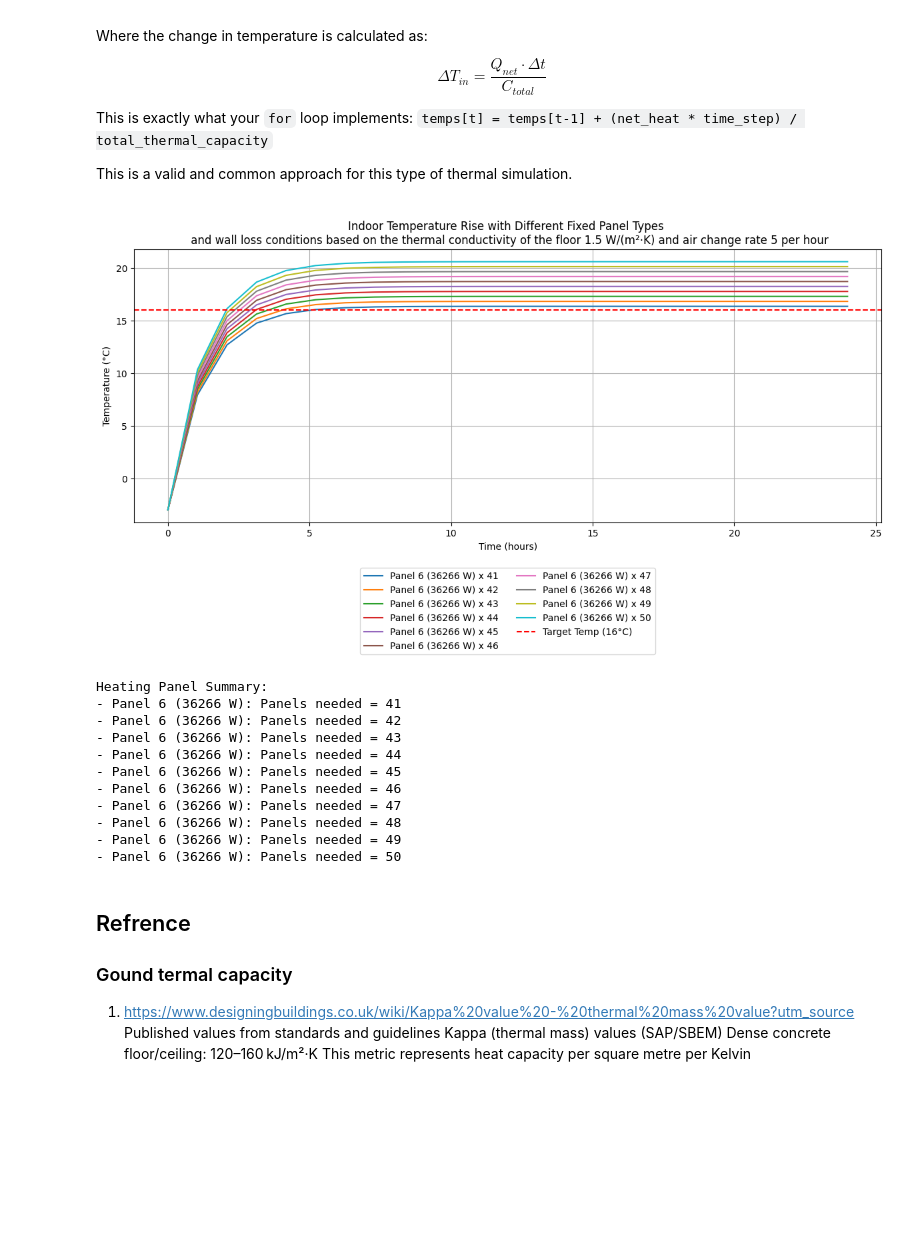
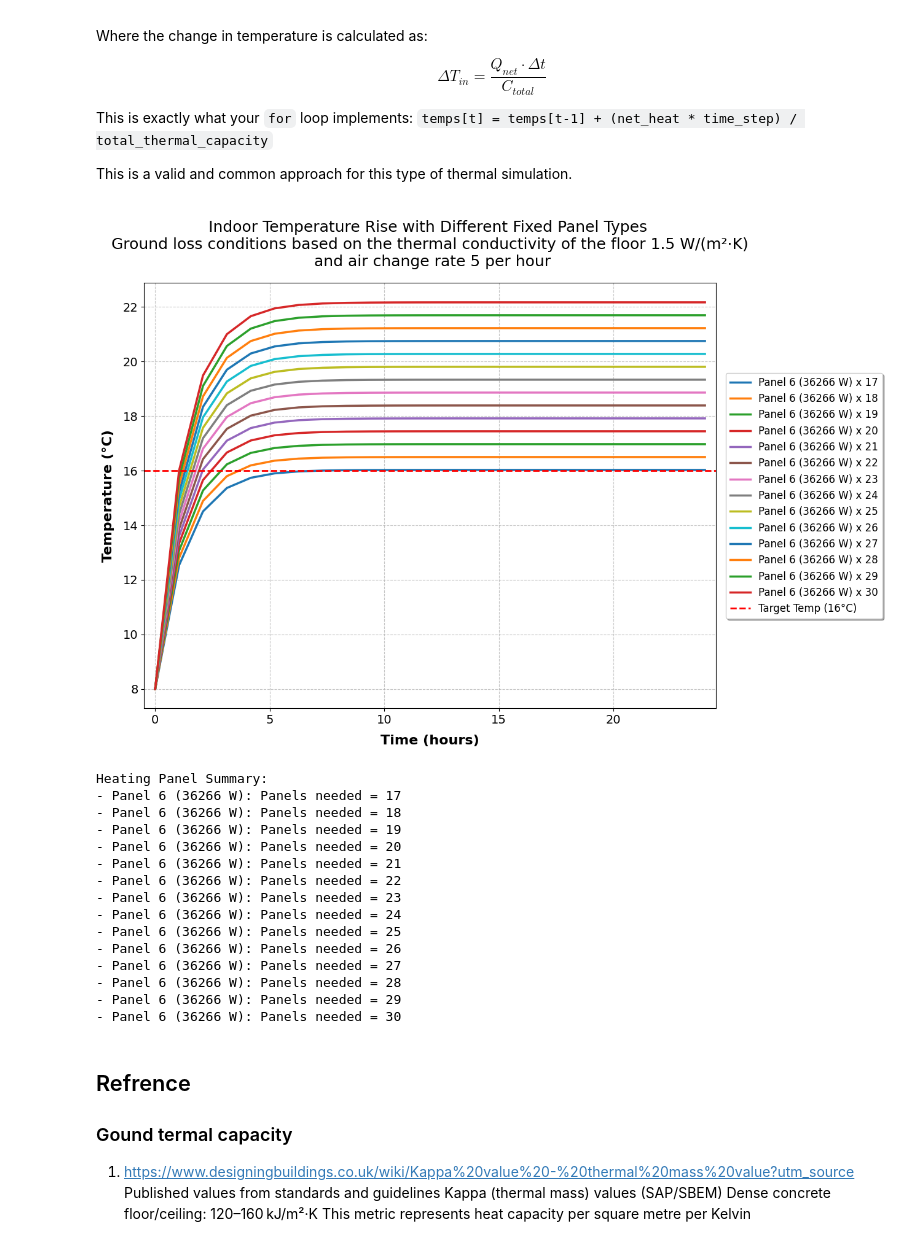
Before and after one commit to JieWangnk/Qsustain, a Jupyter notebook: thermalBalance.ipynb, the cells around one changed output. Saved outputs shown, nothing was run; the diff lists cells and outputs as text; code cells hidden in the pictures; blank space fills up the shorter version.

```diff
--- a/thermalBalance.ipynb
+++ b/thermalBalance.ipynb
@@ -168,8 +185,8 @@ floor_area = roof_area                     # m²
 
 # Temperature setup
 inside_temp_target = 16.0    # °C
-initial_inside_temp = -3.0   # °C
-outside_temp = -3.0          # °C
+initial_inside_temp = 8.0   # °C
+outside_temp = 8.0          # °C
 
 panel_single_energy = [36266]  # W
 # panel references: 1,2,3,4,5,6,7,8
@@ -236,8 +253,8 @@ def simulate_heating(panel_power):
 # MAIN CALCULATION LOOP
 panel_results = []
 for panel_idx, panel_power in enumerate(panel_single_energy):
-    min_panels = 20
-    max_panels = 50
+    min_panels = 10
+    max_panels = 30
     found = False
     for num_panels in range(min_panels, max_panels + 1):
         total_power = panel_power * num_panels
@@ -247,56 +264,80 @@ for panel_idx, panel_power in enumerate(panel_single_energy):
             panel_results.append({
                 'panel_type': ref_panel_names[panel_idx],  # Use correct panel name
                 'num_panels': num_panels,
                 'temperature_profile': temperature_profile
             })
             found = True
             #break
     if not found:
         panel_results.append({
             'panel_type': ref_panel_names[panel_idx],  # Use correct panel name
             'num_panels': 'Not sufficient (max limit reached)',
             'temperature_profile': None
         })
 
 # RESULTS AND PLOTS
 
-plt.figure(figsize=(12, 6))
+# Set better font parameters for presentations
+plt.rcParams.update({
+    'font.size': 14,
+    'axes.labelsize': 16,
+    'axes.titlesize': 18,
+    'xtick.labelsize': 14,
+    'ytick.labelsize': 14,
+    'legend.fontsize': 12
+})
+
+plt.figure(figsize=(12, 9))  # 16:9 aspect ratio for presentations
 for result in panel_results:
     if result['temperature_profile'] is not None:
-        plt.plot(time, result['temperature_profile'], label=f"{result['panel_type']} x {result['num_panels']}")
+        plt.plot(time, result['temperature_profile'], label=f"{result['panel_type']} x {result['num_panels']}", linewidth=2.5)
     else:
-        print(f"{result['panel_type']}: Insufficient heating even with 200 panels.")
+        print(f"{result['panel_type']}: Insufficient heating even with {max_panels} panels.")
 
-plt.axhline(inside_temp_target, color='red', linestyle='--', label='Target Temp (16°C)')
-plt.xlabel('Time (hours)')
-plt.ylabel('Temperature (°C)')
-plt.title('Indoor Temperature Rise with Different Fixed Panel Types \n Ground loss conditions based on the thermal conductivity of the floor {} W/(m²·K) and air change rate {} per hour'.format(U_floor, air_change_rate_per_hour))  # add ventilation and wall loss conditions based on the U_floor and air change rate
-plt.legend(loc='upper center', bbox_to_anchor=(0.5, -0.15), ncol=2, fontsize=10)
-plt.grid(True)
+plt.axhline(inside_temp_target, color='red', linestyle='--', label='Target Temp (16°C)', linewidth=2)
+plt.xlabel('Time (hours)', fontweight='bold', labelpad=10)
+plt.ylabel('Temperature (°C)', fontweight='bold', labelpad=10)
+plt.title('Indoor Temperature Rise with Different Fixed Panel Types \n Ground loss conditions based on the thermal conductivity of the floor {} W/(m²·K) \n and air change rate {} per hour'.format(U_floor, air_change_rate_per_hour), pad=20)
+
+# Improve grid appearance
+plt.grid(True, linestyle='--', alpha=0.7)
+
+# Improve legend right side of the plot
+plt.legend(loc='right', bbox_to_anchor=(1.3, 0.5), fontsize=12, frameon=True, fancybox=True, shadow=True)
+
+# Add margins for better spacing
+plt.margins(x=0.02)
+
+# Adjust layout
 plt.tight_layout()
-plt.subplots_adjust(bottom=0.22)  # Add extra space at the bottom for the legend
+plt.subplots_adjust(right=0.85)  # More space at bottom for legend
+
 plt.show()
 
 # ========================
 # TEXTUAL SUMMARY
 # ========================
 
-print("Heating Panel Summary:")
+print("\nHeating Panel Summary:")
 for result in panel_results:
     print(f"- {result['panel_type']}: Panels needed = {result['num_panels']}")
 # %% [output]
-[figure, old version]
+[figure, new version]
 Heating Panel Summary:
-- Panel 6 (36266 W): Panels needed = 41
-- Panel 6 (36266 W): Panels needed = 42
-- Panel 6 (36266 W): Panels needed = 43
-- Panel 6 (36266 W): Panels needed = 44
-- Panel 6 (36266 W): Panels needed = 45
-- Panel 6 (36266 W): Panels needed = 46
-- Panel 6 (36266 W): Panels needed = 47
-- Panel 6 (36266 W): Panels needed = 48
-- Panel 6 (36266 W): Panels needed = 49
-- Panel 6 (36266 W): Panels needed = 50
+- Panel 6 (36266 W): Panels needed = 17
+- Panel 6 (36266 W): Panels needed = 18
+- Panel 6 (36266 W): Panels needed = 19
+- Panel 6 (36266 W): Panels needed = 20
+- Panel 6 (36266 W): Panels needed = 21
+- Panel 6 (36266 W): Panels needed = 22
+- Panel 6 (36266 W): Panels needed = 23
+- Panel 6 (36266 W): Panels needed = 24
+- Panel 6 (36266 W): Panels needed = 25
+- Panel 6 (36266 W): Panels needed = 26
+- Panel 6 (36266 W): Panels needed = 27
+- Panel 6 (36266 W): Panels needed = 28
+- Panel 6 (36266 W): Panels needed = 29
+- Panel 6 (36266 W): Panels needed = 30
 # %% [markdown]
 ## Refrence
 
```
Also changed, not shown: parts of 2 cells of this notebook, 6 other files.
